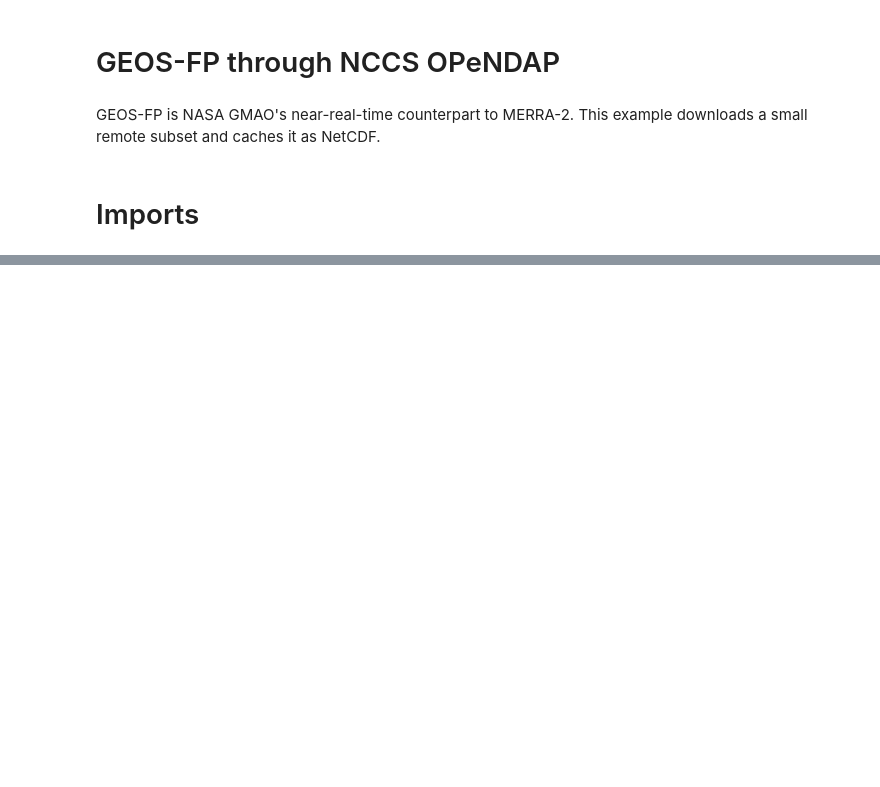
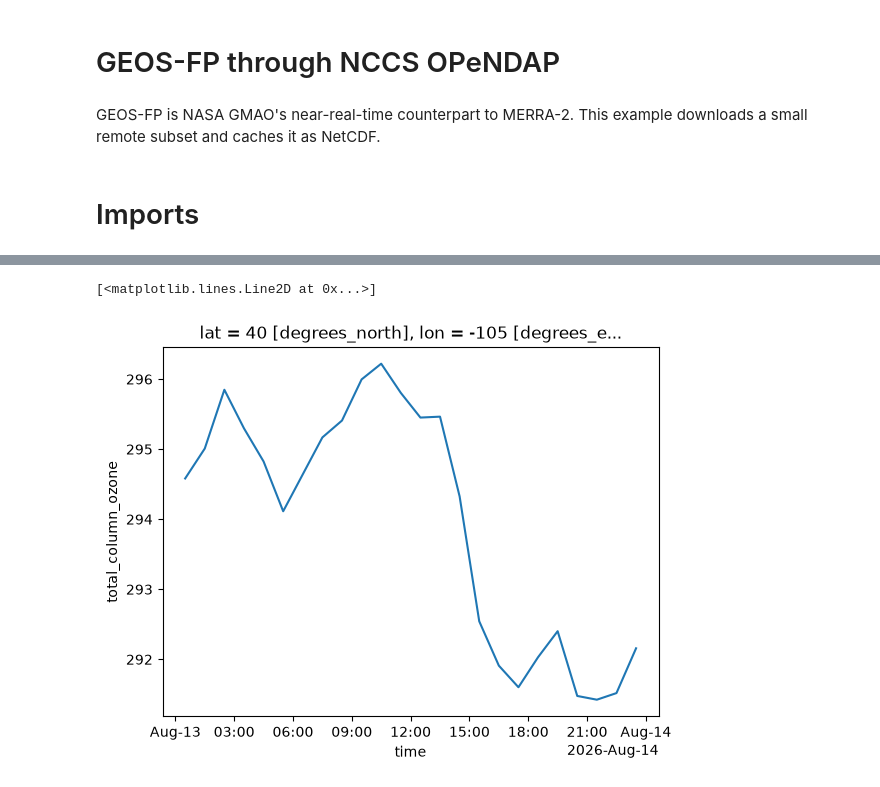
Before and after one commit to hagne/atm-py, a Jupyter notebook: examples/data_archives/nasa_geosFp.ipynb, the cells around one changed output, grey strips where cells are left out. Drawn from its saved outputs; the diff is of its cells as text; code cells hidden in the pictures; blank space fills up the shorter version.

```diff
--- a/examples/data_archives/nasa_geosFp.ipynb
+++ b/examples/data_archives/nasa_geosFp.ipynb
@@ -85,0 +81,14 @@ Data variables: (12/45)
+# %%
+gi = atmgfp.GeosFp(stream='seamless', force_ipv4=True)
+# %%
+dssl = gi.download(
+    "2026-08-13",
+    "2026-08-13",
+    variables=["to3"],
+    bbox=(-106, 39, -104, 41),
+)
+# %%
+dssl.to3.interp(lat = 40, lon = -105).plot()
+# %% [output]
+[<matplotlib.lines.Line2D at 0x...>]
+[figure, added]
```
Also changed, not shown: parts of 21 cells of this notebook.
